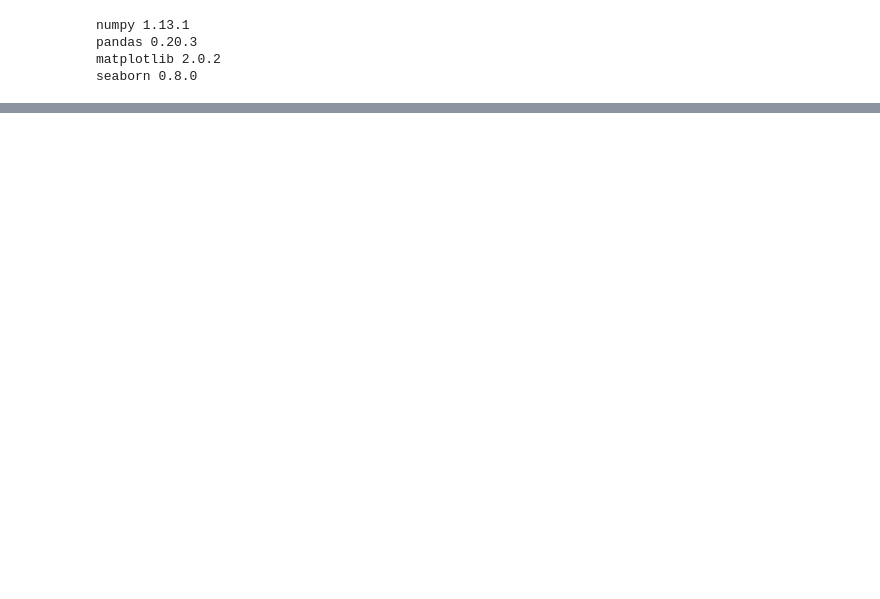
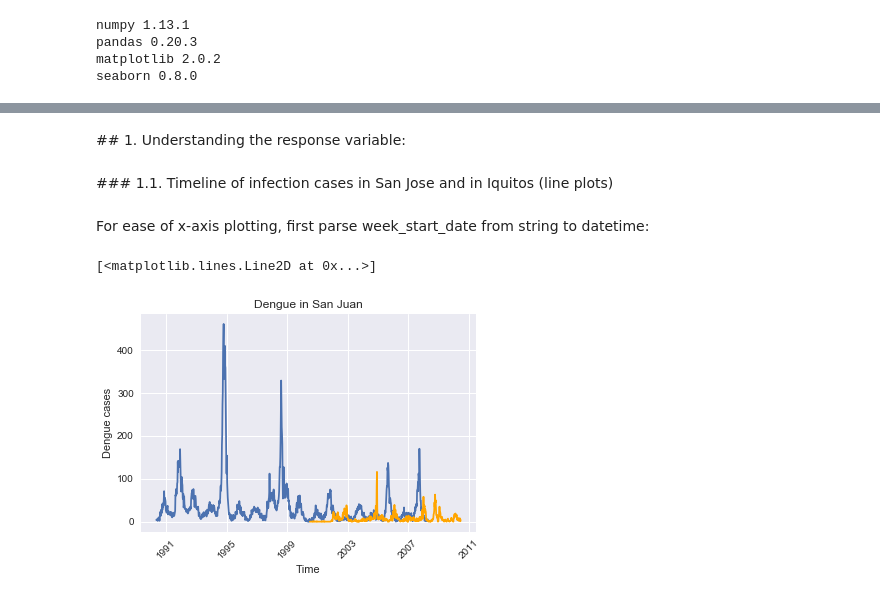
Before and after one commit to vu203/Fever, a Jupyter notebook: Fever.ipynb, the cells around one changed output, grey strips where cells are left out. Cells and saved outputs as stored; diff of their text form; code cells hidden in the pictures; blank space fills up the shorter version.

Commit message:
Streamlined part 1, easy ML

```diff
--- a/Fever.ipynb
+++ b/Fever.ipynb
@@ -230,8 +30,0 @@ plt.xticks(rotation=45)
-# %%
-matplotlib.rcParams.update({'font.size': 16})
-
-plt.plot(df_iq['datetime'], df_iq['total_cases'])
-plt.title('Dengue in Iq')
-plt.ylabel('Dengue cases')
-plt.xlabel('Time')
-plt.xticks(rotation=45)
@@ -244,0 +47,7 @@ plt.xticks(rotation=45)
+# %%
+# To facilitate the merge, homogenize the index between the tables to be merged:
+
+df_train = df_train.set_index(['city', 'year', 'weekofyear'])
+df_labels = df_labels.set_index(['city', 'year', 'weekofyear'])
+
+df = pd.merge(df_train, df_labels, right_index = True, left_index = True, how = 'outer')
@@ -244,0 +65,33 @@ plt.xticks(rotation=45)
+# %% [markdown]
+## 1. Understanding the response variable:
+# %% [markdown]
+### 1.1. Timeline of infection cases in San Jose and in Iquitos (line plots)
+# %% [markdown]
+For ease of x-axis plotting, first parse week_start_date from string to datetime:
+# %%
+df['datetime'] = df['week_start_date'].apply(lambda x: datetime.strptime(x, '%Y-%m-%d'))
+
+# test: check data type:
+# print(df[['week_start_date', 'datetime']].dtypes)
+
+# test: inspect equality:
+# df[['week_start_date', 'datetime']]
+# %%
+# Split dataframe into SJ and Iq parts for more compact code in plotting:
+
+df_sj = df.loc['sj']
+df_iq = df.loc['iq']
+# %%
+plt.rcParams.update({'font.size': 16})
+
+plt.plot(df_sj['datetime'], df_sj['total_cases'])
+plt.title('Dengue in San Juan')
+plt.ylabel('Dengue cases')
+plt.xlabel('Time')
+plt.xticks(rotation=45)
+
+# to overlay Iquitos data:
+plt.plot(df_iq['datetime'], df_iq['total_cases'], color = 'orange')
+# %% [output]
+[<matplotlib.lines.Line2D at 0x...>]
+[figure, added]
```
Also changed, not shown: parts of 43 cells of this notebook.
